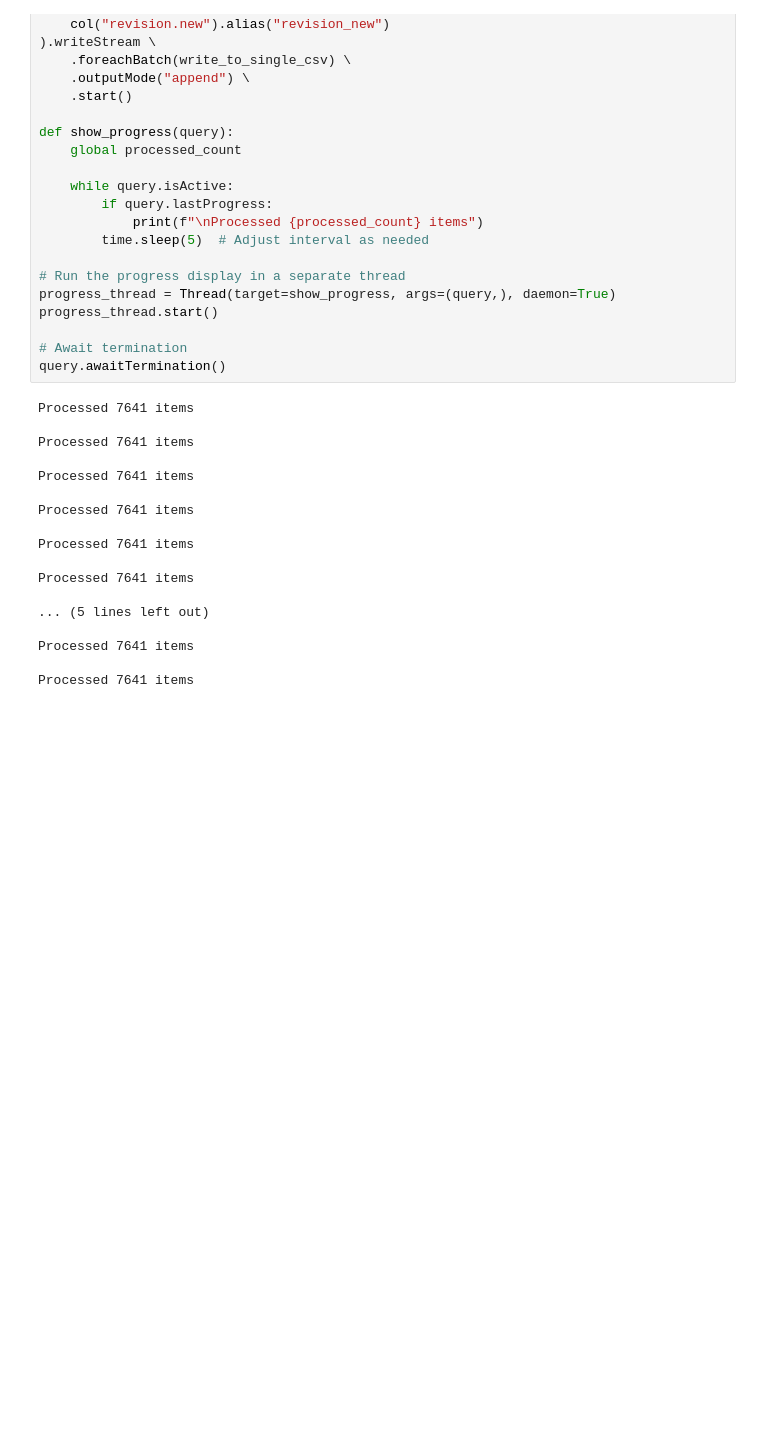
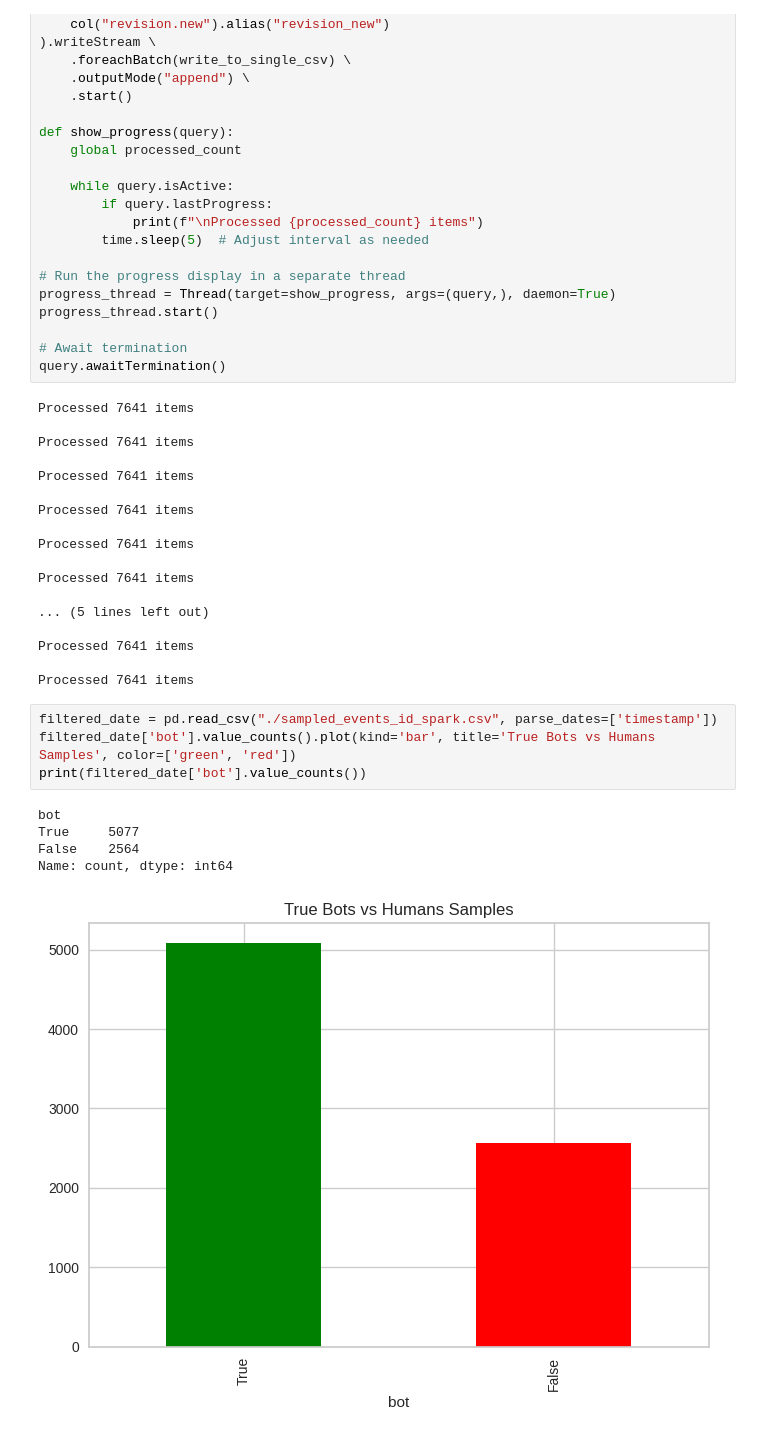
Before and after one commit to ansu0122/ucu-mmds, a Jupyter notebook: src/homework2/bots_detection.ipynb, the cells around one changed output. Saved outputs shown, nothing was run; the diff lists cells and outputs as text; blank space fills up the shorter version.

```diff
--- a/src/homework2/bots_detection.ipynb
+++ b/src/homework2/bots_detection.ipynb
@@ -664,3 +664,13 @@ Processed 7641 items
 Processed 7641 items
 
 Processed 7641 items
+# %%
+filtered_date = pd.read_csv("./sampled_events_id_spark.csv", parse_dates=['timestamp'])
+filtered_date['bot'].value_counts().plot(kind='bar', title='True Bots vs Humans Samples', color=['green', 'red'])
+print(filtered_date['bot'].value_counts())
+# %% [output]
+bot
+True     5077
+False    2564
+Name: count, dtype: int64
+[figure, added]
```
